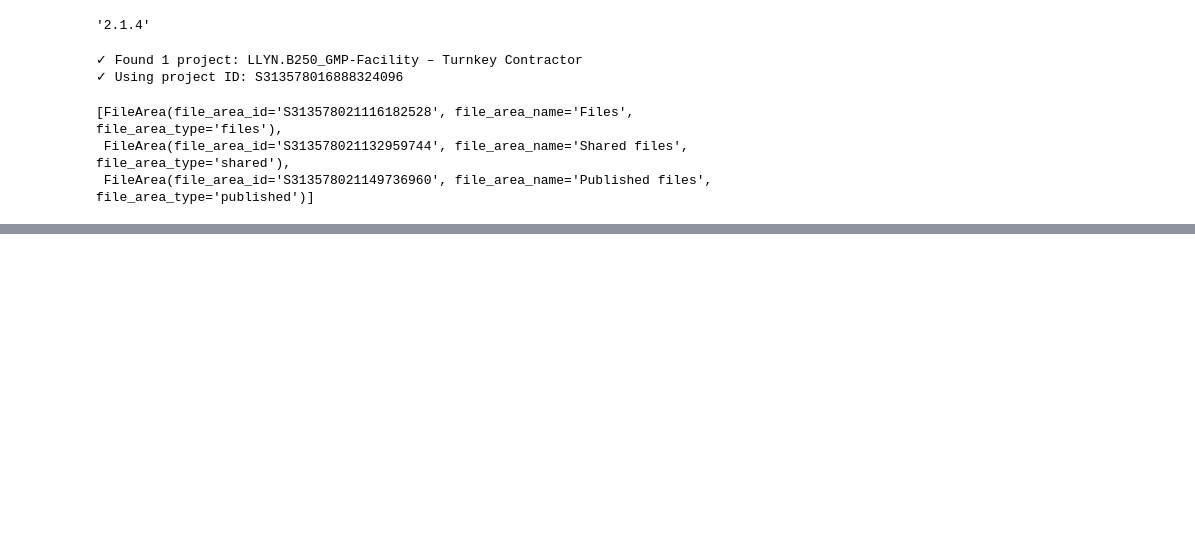
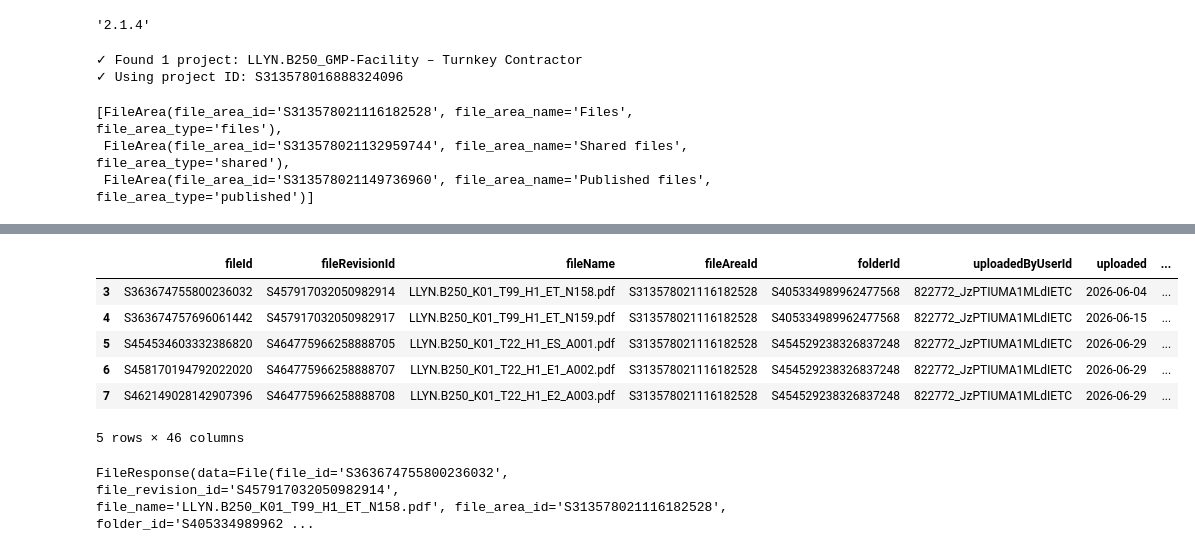
Before and after one commit to bruadam/dalux-build, a Jupyter notebook: python/notebooks/dalux_demo.ipynb, the cells around one changed output, grey strips where cells are left out. Saved outputs shown, nothing was run; the diff lists cells and outputs as text; code cells hidden in the pictures; blank space fills up the shorter version.

```diff
--- a/python/notebooks/dalux_demo.ipynb
+++ b/python/notebooks/dalux_demo.ipynb
@@ -87,0 +121,10 @@ all_files
+# %%
+selected_files_df.head(5)
+# %% [output]
+|  | fileId | fileRevisionId | fileName | fileAreaId | folderId | uploadedByUserId | uploaded | ... |
+| 3 | S363674755800236032 | S457917032050982914 | LLYN.B250_K01_T99_H1_ET_N158.pdf | S313578021116182528 | S405334989962477568 | 822772_JzPTIUMA1MLdIETC | 2026-06-04 | ... |
+| 4 | S363674757696061442 | S457917032050982917 | LLYN.B250_K01_T99_H1_ET_N159.pdf | S313578021116182528 | S405334989962477568 | 822772_JzPTIUMA1MLdIETC | 2026-06-15 | ... |
+| 5 | S454534603332386820 | S464775966258888705 | LLYN.B250_K01_T22_H1_ES_A001.pdf | S313578021116182528 | S454529238326837248 | 822772_JzPTIUMA1MLdIETC | 2026-06-29 | ... |
+| 6 | S458170194792022020 | S464775966258888707 | LLYN.B250_K01_T22_H1_E1_A002.pdf | S313578021116182528 | S454529238326837248 | 822772_JzPTIUMA1MLdIETC | 2026-06-29 | ... |
+| 7 | S462149028142907396 | S464775966258888708 | LLYN.B250_K01_T22_H1_E2_A003.pdf | S313578021116182528 | S454529238326837248 | 822772_JzPTIUMA1MLdIETC | 2026-06-29 | ... |
+5 rows × 46 columns
@@ -87,0 +135,4 @@ all_files
+# %%
+file
+# %% [output]
+FileResponse(data=File(file_id='S363674755800236032', file_revision_id='S457917032050982914', file_name='LLYN.B250_K01_T99_H1_ET_N158.pdf', file_area_id='S313578021116182528', folder_id='S405334989962 ...
```
Also changed, not shown: parts of 16 cells of this notebook, 10 other files.
